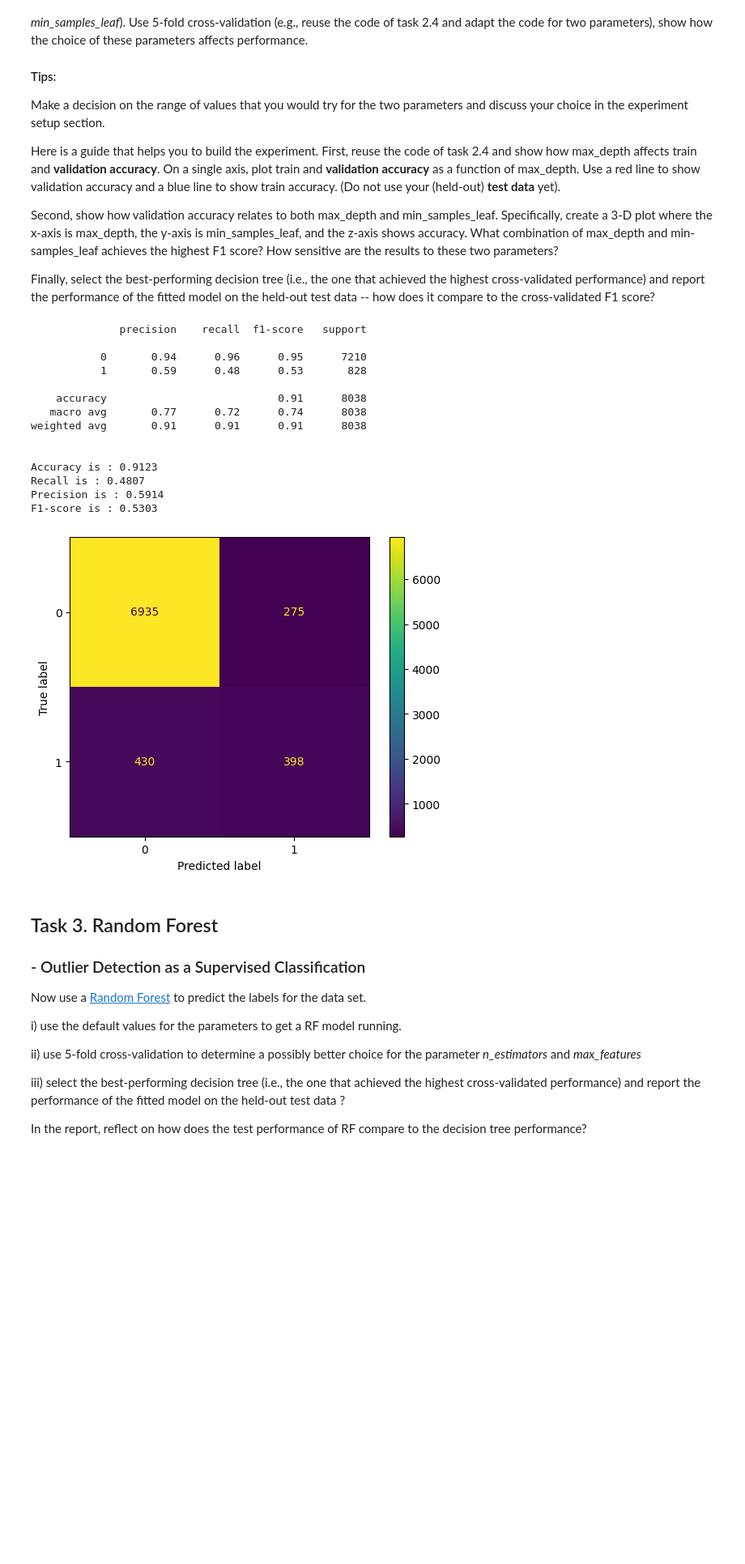
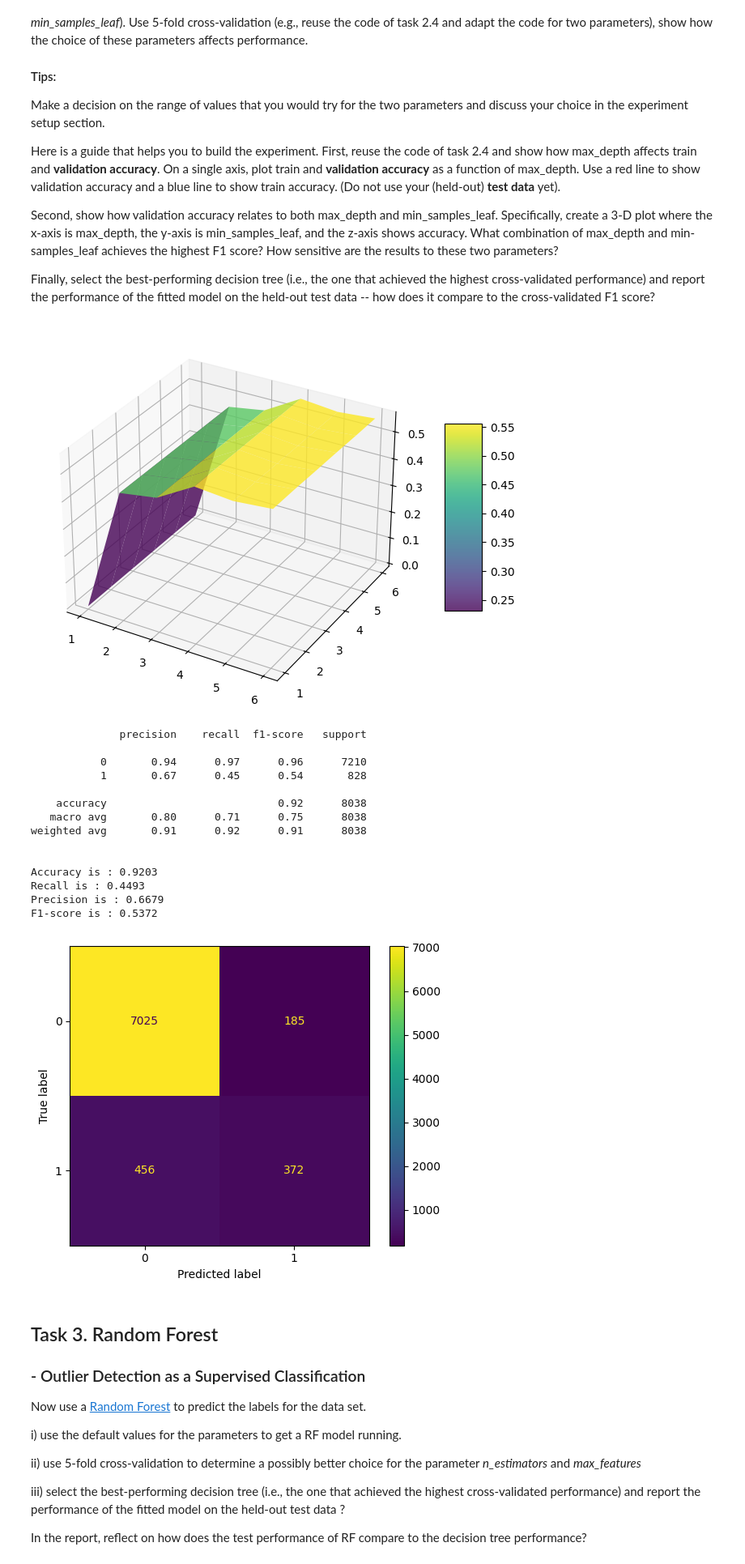
Before and after one commit to Zi-lon/Applications-of-machine-learning, a Jupyter notebook: Assignment 1/Assignment 1.ipynb, the cells around one changed output. Shown at 81% size. Saved outputs shown, nothing was run; the diff lists cells and outputs as text; code cells hidden in the pictures; blank space fills up the shorter version.

```diff
--- a/Assignment 1/Assignment 1.ipynb
+++ b/Assignment 1/Assignment 1.ipynb
@@ -515,48 +492,59 @@ for fold_idx, (train_index, val_index) in enumerate(kf.split(X_)):
             clf.fit(X_train, y_train)
             yhat = clf.predict(X_val)
 
             fold_f1 = f1_score(y_val, yhat)
             scores[i, j] += fold_f1
 
+scores /= aantalFolds
+
+X, Y = np.meshgrid(max_depth, min_samples_leaf)
+fig = plt.figure(figsize=(10, 6))
+ax = fig.add_subplot(111, projection='3d')
+surf = ax.plot_surface(X, Y, scores.T, cmap='viridis', alpha=0.8)
+fig.colorbar(surf, ax=ax, shrink=0.5, aspect=5)
+
+plt.show()
+
 mean_f1 = scores / float(aantalFolds)
 
 best_idx = np.unravel_index(np.argmax(mean_f1), mean_f1.shape)
 best_max_depth = int(max_depth[best_idx[0]])
 best_min_samples_leaf = int(min_samples_leaf[best_idx[1]])
 best_score = mean_f1[best_idx]
 
 Fclf = DecisionTreeClassifier(max_depth=best_max_depth, min_samples_leaf=best_min_samples_leaf, random_state=random_state)
 Fclf.fit(X_, y_)
 
 y_pred = Fclf.predict(X_heldout)
 
 print(f"{classification_report(y_heldout, y_pred)}")
 print(f"\nAccuracy is : {round(accuracy_score(y_heldout,y_pred), 4)}")
 print(f"Recall is : {round(recall_score(y_heldout, y_pred),4)}")
 print(f"Precision is : {round(precision_score(y_heldout, y_pred),4)}")
 print(f"F1-score is : {round(f1_score(y_heldout, y_pred), 4)}")
 
 confusionMatrix = confusion_matrix(y_heldout, y_pred)
 disp = ConfusionMatrixDisplay(confusion_matrix=confusionMatrix,
                               display_labels=Fclf.classes_)
 disp.plot()
 plt.show()
 # %% [output]
+[figure, new version]
               precision    recall  f1-score   support
 
-           0       0.94      0.96      0.95      7210
-           1       0.59      0.48      0.53       828
+           0       0.94      0.97      0.96      7210
+           1       0.67      0.45      0.54       828
 
-    accuracy                           0.91      8038
-   macro avg       0.77      0.72      0.74      8038
-weighted avg       0.91      0.91      0.91      8038
+    accuracy                           0.92      8038
+   macro avg       0.80      0.71      0.75      8038
+weighted avg       0.91      0.92      0.91      8038
 
 
-Accuracy is : 0.9123
-Recall is : 0.4807
-Precision is : 0.5914
-F1-score is : 0.5303
+Accuracy is : 0.9203
+Recall is : 0.4493
+Precision is : 0.6679
+F1-score is : 0.5372
-[figure, old version]
+[figure, added]
 # %% [markdown]
 ## Task 3. Random Forest
 ### - Outlier Detection as a Supervised Classification
```
Also changed, not shown: parts of 7 cells of this notebook.
